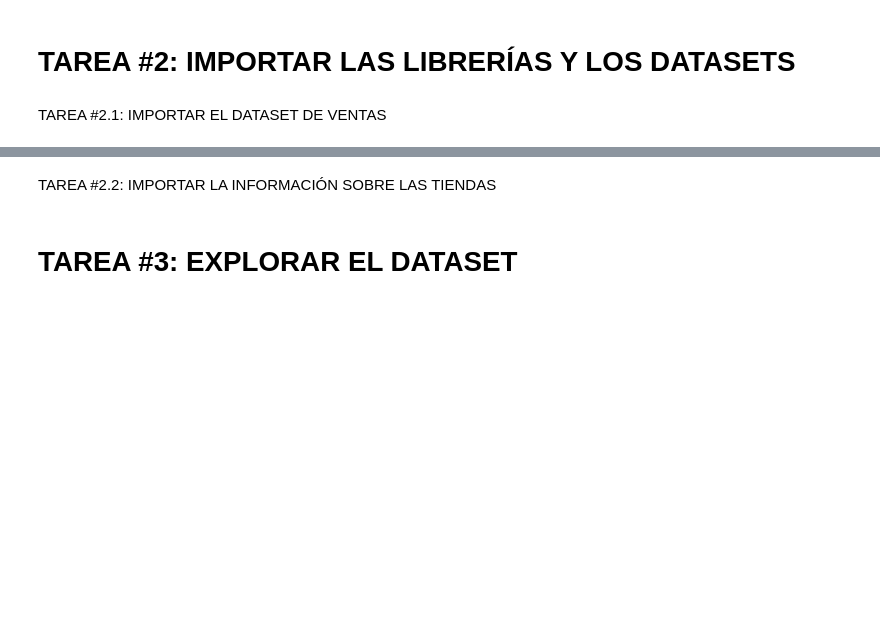
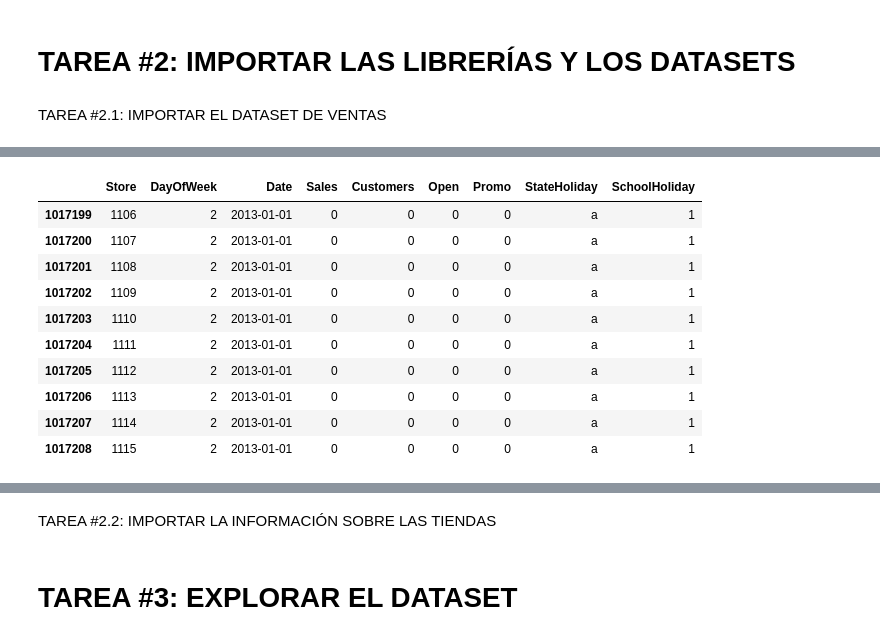
Before and after one commit to MartinSantaGitHub/ds4b, a Jupyter notebook: 3. Sales Department Data/Esqueleto_Departamento_de_Ventas.ipynb, the cells around one changed output, grey strips where cells are left out. Saved outputs shown, nothing was run; the diff lists cells and outputs as text; code cells hidden in the pictures; blank space fills up the shorter version.

```diff
--- a/3. Sales Department Data/Esqueleto_Departamento_de_Ventas.ipynb
+++ b/3. Sales Department Data/Esqueleto_Departamento_de_Ventas.ipynb
@@ -32,5 +41,6 @@
 TAREA #2.1: IMPORTAR EL DATASET DE VENTAS
 # %%
 # Debes incluir el enlace completo al archivo csv que contiene tu conjunto de datos
+sales_train_df = pd.read_csv("https://raw.githubusercontent.com/MartinSantaGitHub/ds4b/main/3.%20Sales%20Department%20Data/train.csv")
 # %%
 sales_train_df.head(5)
@@ -50 +68,15 @@ sales_train_df.head(5)
+# %%
+sales_train_df.tail(10)
+# %% [output]
+|  | Store | DayOfWeek | Date | Sales | Customers | Open | Promo | StateHoliday | SchoolHoliday |
+| 1017199 | 1106 | 2 | 2013-01-01 | 0 | 0 | 0 | 0 | a | 1 |
+| 1017200 | 1107 | 2 | 2013-01-01 | 0 | 0 | 0 | 0 | a | 1 |
+| 1017201 | 1108 | 2 | 2013-01-01 | 0 | 0 | 0 | 0 | a | 1 |
+| 1017202 | 1109 | 2 | 2013-01-01 | 0 | 0 | 0 | 0 | a | 1 |
+| 1017203 | 1110 | 2 | 2013-01-01 | 0 | 0 | 0 | 0 | a | 1 |
+| 1017204 | 1111 | 2 | 2013-01-01 | 0 | 0 | 0 | 0 | a | 1 |
+| 1017205 | 1112 | 2 | 2013-01-01 | 0 | 0 | 0 | 0 | a | 1 |
+| 1017206 | 1113 | 2 | 2013-01-01 | 0 | 0 | 0 | 0 | a | 1 |
+| 1017207 | 1114 | 2 | 2013-01-01 | 0 | 0 | 0 | 0 | a | 1 |
+| 1017208 | 1115 | 2 | 2013-01-01 | 0 | 0 | 0 | 0 | a | 1 |
 # %%
```
Also changed, not shown: parts of 5 cells of this notebook.
